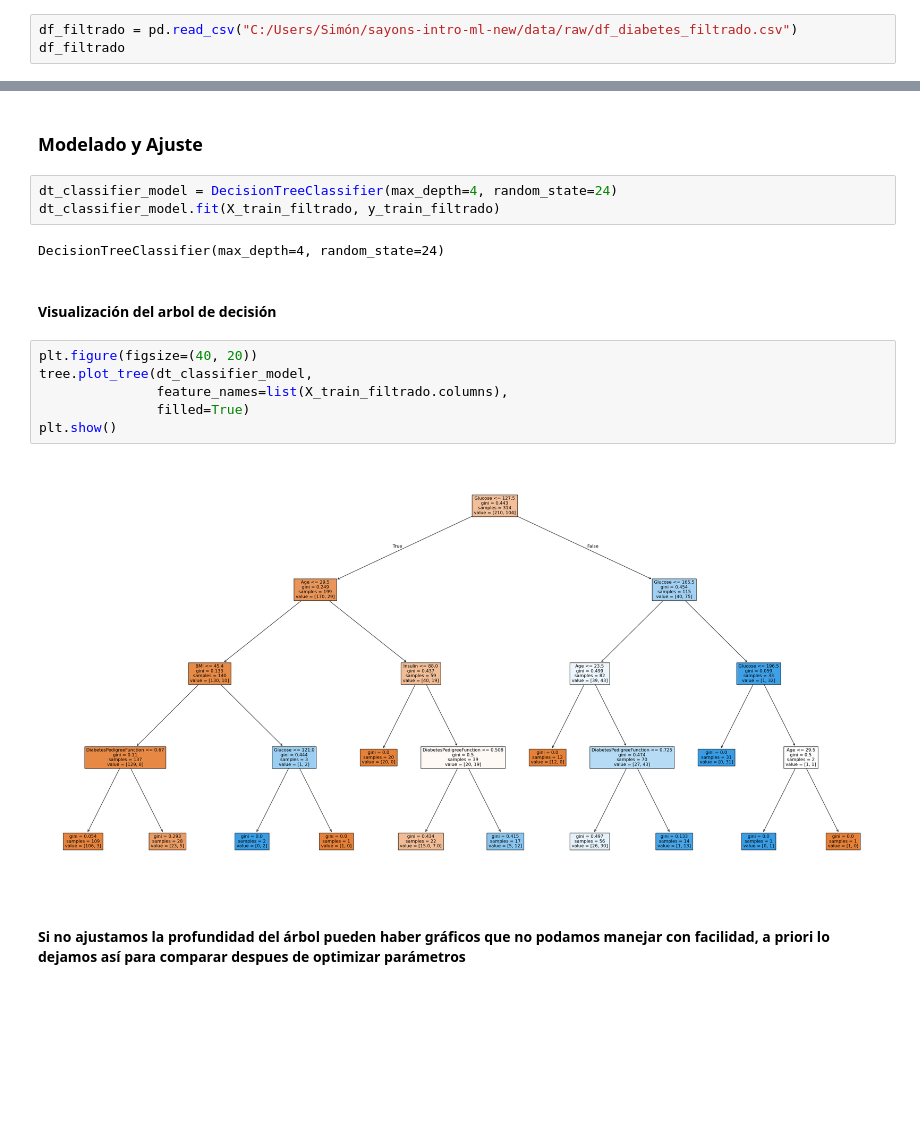
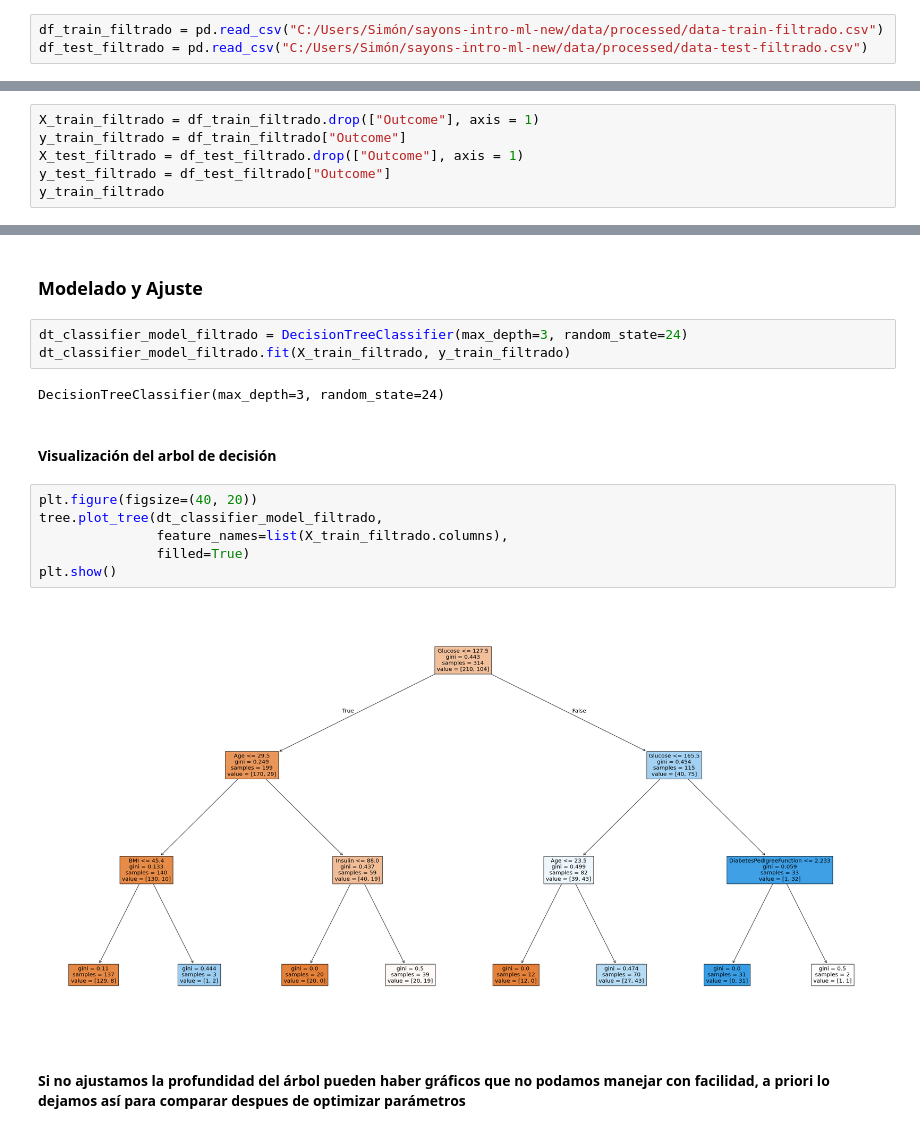
Before and after one commit to 4GeeksAcademy/sayons-intro-ml-new, a Jupyter notebook: src/04-decision-tree.ipynb, the cells around one changed output, grey strips where cells are left out. Cells and saved outputs as stored; diff of their text form; blank space fills up the shorter version.

Commit message:
random-forest[finish]

```diff
--- a/src/04-decision-tree.ipynb
+++ b/src/04-decision-tree.ipynb
@@ -39,5 +38,5 @@ warnings.warn = warn
 # %% [markdown]
 ### Cargamos el dataset procedente del eda previo
 # %%
-df_filtrado = pd.read_csv("C:/Users/Simón/sayons-intro-ml-new/data/raw/df_diabetes_filtrado.csv")
-df_filtrado
+df_train_filtrado = pd.read_csv("C:/Users/Simón/sayons-intro-ml-new/data/processed/data-train-filtrado.csv")
+df_test_filtrado = pd.read_csv("C:/Users/Simón/sayons-intro-ml-new/data/processed/data-test-filtrado.csv")
@@ -114,0 +45,6 @@ plt.show()
+# %%
+X_train_filtrado = df_train_filtrado.drop(["Outcome"], axis = 1)
+y_train_filtrado = df_train_filtrado["Outcome"]
+X_test_filtrado = df_test_filtrado.drop(["Outcome"], axis = 1)
+y_test_filtrado = df_test_filtrado["Outcome"]
+y_train_filtrado
@@ -115,20 +64,20 @@ plt.show()
 # %% [markdown]
 ### Modelado y Ajuste
 # %%
-dt_classifier_model = DecisionTreeClassifier(max_depth=4, random_state=24)
-dt_classifier_model.fit(X_train_filtrado, y_train_filtrado)
+dt_classifier_model_filtrado = DecisionTreeClassifier(max_depth=3, random_state=24)
+dt_classifier_model_filtrado.fit(X_train_filtrado, y_train_filtrado)
 # %% [output]
-DecisionTreeClassifier(max_depth=4, random_state=24)
+DecisionTreeClassifier(max_depth=3, random_state=24)
 # %% [markdown]
 #### Visualización del arbol de decisión
 # %%
 plt.figure(figsize=(40, 20))
-tree.plot_tree(dt_classifier_model,
+tree.plot_tree(dt_classifier_model_filtrado,
                feature_names=list(X_train_filtrado.columns),
                filled=True)
 plt.show()
 # %% [output]
-[figure, old version]
+[figure, new version]
 # %% [markdown]
 #### Si no ajustamos la profundidad del árbol pueden haber gráficos que no podamos manejar con facilidad, a priori lo dejamos así para comparar despues de optimizar parámetros
 # %% [markdown]
```
Also changed, not shown: parts of 38 cells of this notebook, 13 other files.
